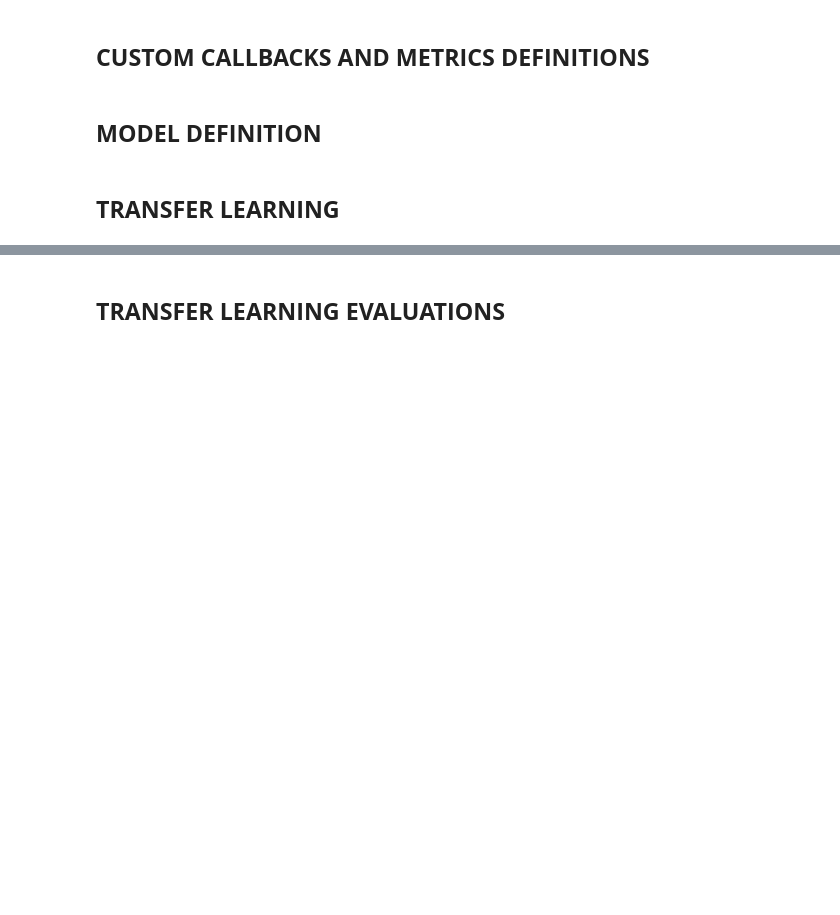
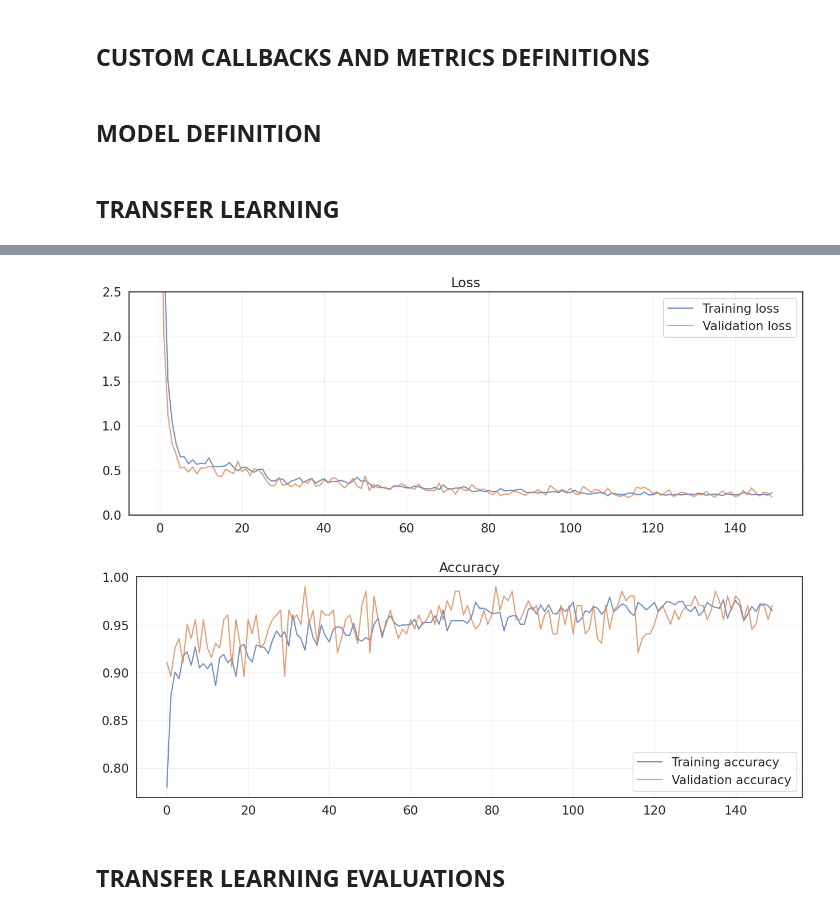
Before and after one commit to Smrevilo/ANNDL-Challenges, a Jupyter notebook: Challenge_1/Model_Training.ipynb, the cells around one changed output, grey strips where cells are left out. Drawn from its saved outputs; the diff is of its cells as text; code cells hidden in the pictures; blank space fills up the shorter version.

Commit message:
Kaggle Notebook | Model Training | Version 1

```diff
--- a/Challenge_1/Model_Training.ipynb
+++ b/Challenge_1/Model_Training.ipynb
@@ -117,13 +142,11 @@ X = X.astype(int)
 X = (X / 255).astype('float32')
 
 # Create a mapping from label string to values
-map = {'Basophil':0 , 'Eosinophil':1, 'Erythroblast': 2, 'Immature granulocytes': 3, 'Lymphocyte': 4, 'Monosyte': 5, 'Neutrophil': 6, 'Platelet': 7}
 
 # Convert labels to categorical format using one-hot encoding
-#y = tf.keras.utils.to_categorical(y)
+y = tf.keras.utils.to_categorical(y)
 
 # Encode the labels via LabelEncoding from stratch
-y = np.array(map[label] for label in y)
 
 # Split data into training, validation, and test sets, maintaining class distribution
 X_train_val, X_test, y_train_val, y_test = train_test_split(X, y, random_state=seed, test_size=0.1, stratify=y)
@@ -282,10 +364,6 @@ def create_model(shape=input_shape, n_labels=output_shape, convnext_trainable=Fa
 
     # Seed for reproducibility
     tf.random.set_seed(seed)
-
-    # Metrics definition
-    weighted_macro_f1 = WeightedMacroF1Score(num_classes=n_labels)
-    METRICS = [tfk.metrics.SparseCategoricalAccuracy(), weighted_macro_f1]
 
     # The input layer
     inputs = tfkl.Input(shape=input_shape, name='Input')
@@ -320,7 +398,10 @@ def create_model(shape=input_shape, n_labels=output_shape, convnext_trainable=Fa
     model = tfk.Model(inputs=inputs, outputs=outputs, name='TF-CNN')
 
     # Compile the model
-    loss = tfk.losses.SparseCategoricalCrossentropy()
+    loss = tfk.losses.CategoricalCrossentropy()
+    # Metrics definition
+    #weighted_macro_f1 = WeightedMacroF1Score(num_classes=n_labels)
+    METRICS = [tfk.metrics.CategoricalAccuracy()]
     optimizer = tfk.optimizers.AdamW(learning_rate, weight_decay=l2_lambda)
 
     model.compile(loss=loss, optimizer=optimizer, metrics=METRICS)
@@ -336,7 +417,7 @@ dropout_rate = 0.35
 include_dropout = True
 l2_lambda = 1e-2
 
-epochs = 100
+epochs = 350
 # %%
 # Build the model with specified input and output shapes
 with strategy.scope():
@@ -357,10 +460,10 @@ early_stopping = tfk.callbacks.EarlyStopping(
 )
 
 lr_reducer = CustomReduceLROnPlateau(monitor='val_loss', factor=0.5, patience=25, min_lr=1e-8)
-#plot_callback = RealTimePlot()
+plot_callback = RealTimePlot()
 
 # Store the callback in a list
-callbacks = [lr_reducer, DisplayLearningRateCallback()]
+callbacks = [early_stopping, plot_callback, lr_reducer, DisplayLearningRateCallback()]
 # %%
 # Train the model with early stopping callback
 history = model.fit(
@@ -374,20 +481,24 @@ history = model.fit(
 # %%
 # Plot training and validation loss
 plt.figure(figsize=(15, 5))
 plt.plot(history['loss'], label='Training loss', alpha=.8)
 plt.plot(history['val_loss'], label='Validation loss', alpha=.8)
+plt.ylim(top=2.5, bottom=0.0)
 plt.title('Loss')
 plt.legend()
 plt.grid(alpha=.3)
 
 # Plot training and validation accuracy
 plt.figure(figsize=(15, 5))
-plt.plot(history['binary_accuracy'], label='Training accuracy', alpha=.8)
-plt.plot(history['val_binary_accuracy'], label='Validation accuracy', alpha=.8)
+plt.plot(history['categorical_accuracy'], label='Training accuracy', alpha=.8)
+plt.plot(history['val_categorical_accuracy'], label='Validation accuracy', alpha=.8)
 plt.title('Accuracy')
 plt.legend()
 plt.grid(alpha=.3)
 plt.show()
+# %% [output]
+[figure, added]
+[figure, added]
 # %%
 # Save the trained model to a file with the accuracy included in the filename
 with strategy.scope():
```
Also changed, not shown: parts of 16 cells of this notebook.
